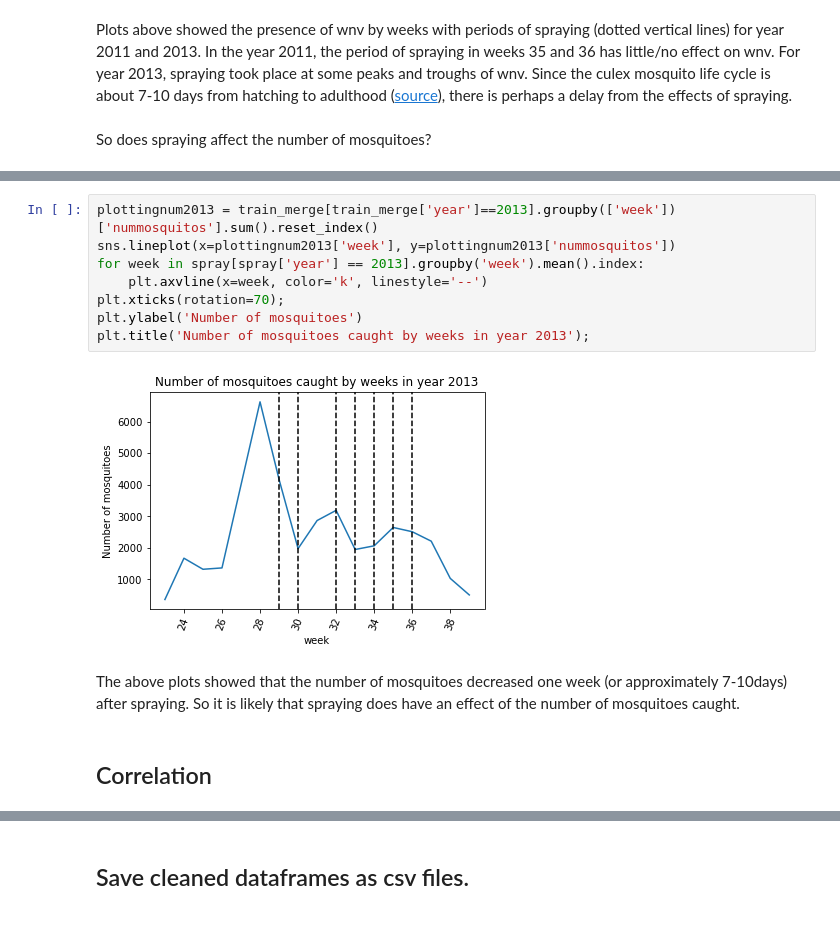
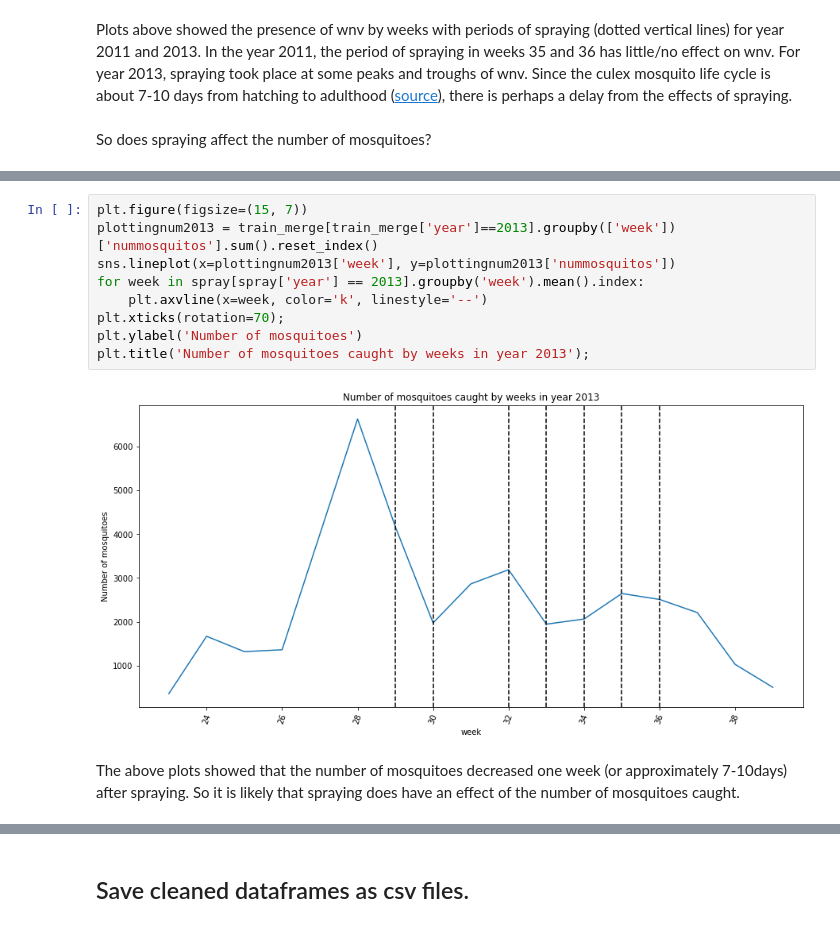
Before and after one commit to doscsy12/west-nile-virus, a Jupyter notebook: combined/Data_Cleaning_EDA.ipynb, the cells around one changed output, grey strips where cells are left out. Cells and saved outputs as stored; diff of their text form.

```diff
--- a/combined/Data_Cleaning_EDA.ipynb
+++ b/combined/Data_Cleaning_EDA.ipynb
@@ -1106,14 +1271,13 @@ plt.title('Number of mosquitoes caught by weeks in year 2011');
 # %%
+plt.figure(figsize=(15, 7))
 plottingnum2013 = train_merge[train_merge['year']==2013].groupby(['week'])['nummosquitos'].sum().reset_index()
 sns.lineplot(x=plottingnum2013['week'], y=plottingnum2013['nummosquitos'])
 for week in spray[spray['year'] == 2013].groupby('week').mean().index:
     plt.axvline(x=week, color='k', linestyle='--')
 plt.xticks(rotation=70);
 plt.ylabel('Number of mosquitoes')
 plt.title('Number of mosquitoes caught by weeks in year 2013');
 # %% [output]
-[figure, old version]
+[figure, new version]
 # %% [markdown]
 The above plots showed that the number of mosquitoes decreased one week (or approximately 7-10days) after spraying. So it is likely that spraying does have an effect of the number of mosquitoes caught.
-# %% [markdown]
-## Correlation
```
Also changed, not shown: parts of 22 cells of this notebook.
